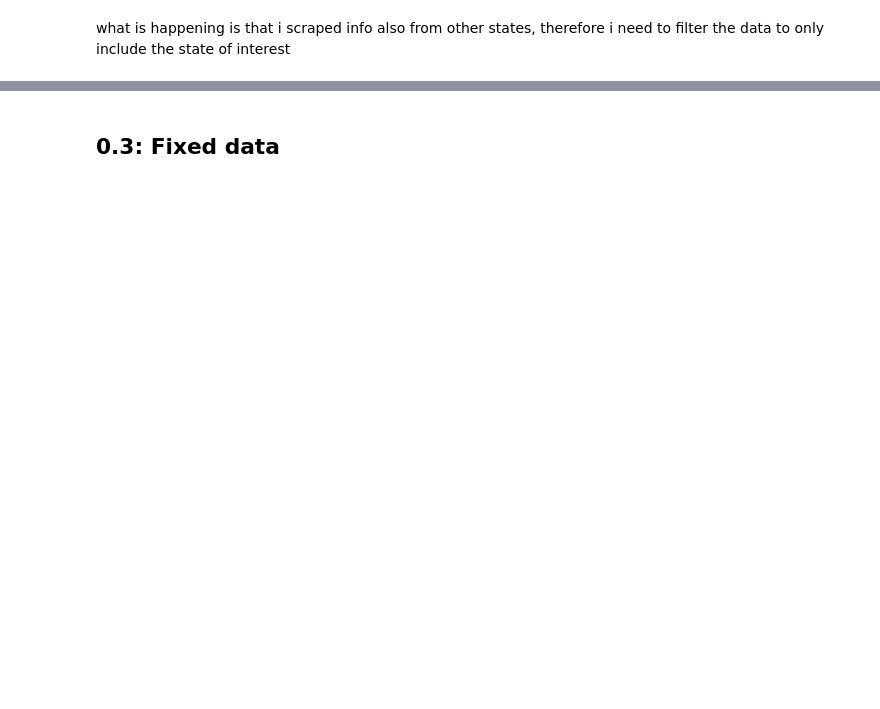
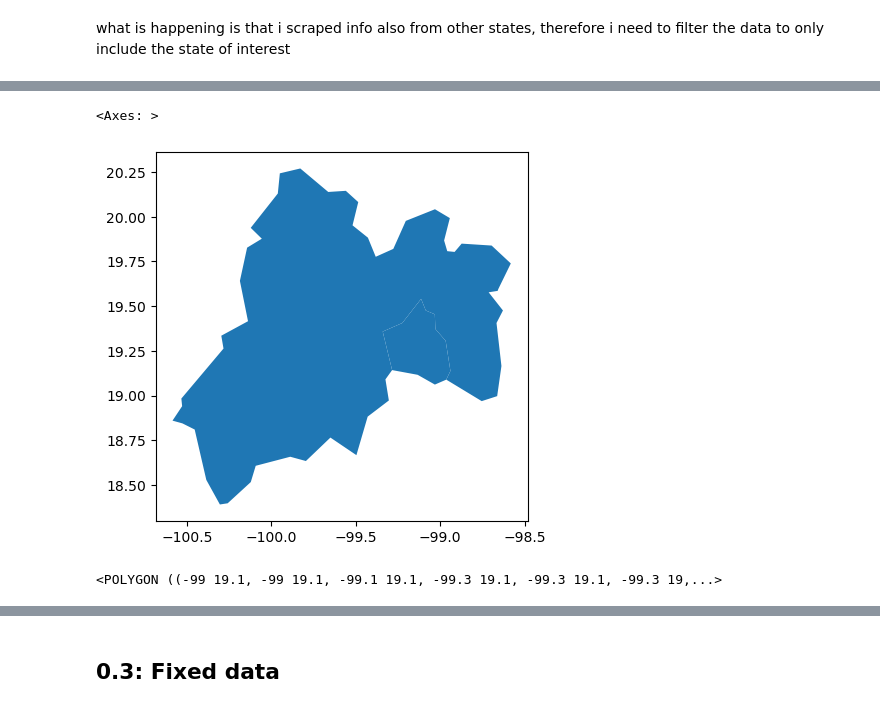
Before and after one commit to romanAVJ/fitpass-plan-optimizer, a Jupyter notebook: src/linear_optimizer.ipynb, the cells around one changed output, grey strips where cells are left out. Drawn from its saved outputs; the diff is of its cells as text; code cells hidden in the pictures; blank space fills up the shorter version.

```diff
--- a/src/linear_optimizer.ipynb
+++ b/src/linear_optimizer.ipynb
@@ -146,0 +204,13 @@ what is happening is that i scraped info also from other states, therefore i nee
+# %%
+# get cdmx and mexico state
+gdf_mex = gdf_states[gdf_states['CODIGO'].isin(['MX09', 'MX15'])]
+gdf_mex.plot()
+# %% [output]
+<Axes: >
+[figure, added]
+# %%
+# join poligons
+merged_polygon_mex = gdf_mex.unary_union
+merged_polygon_mex
+# %% [output]
+<POLYGON ((-99 19.1, -99 19.1, -99.1 19.1, -99.3 19.1, -99.3 19.1, -99.3 19,...>
```
Also changed, not shown: parts of 66 cells of this notebook, 11 other files.
